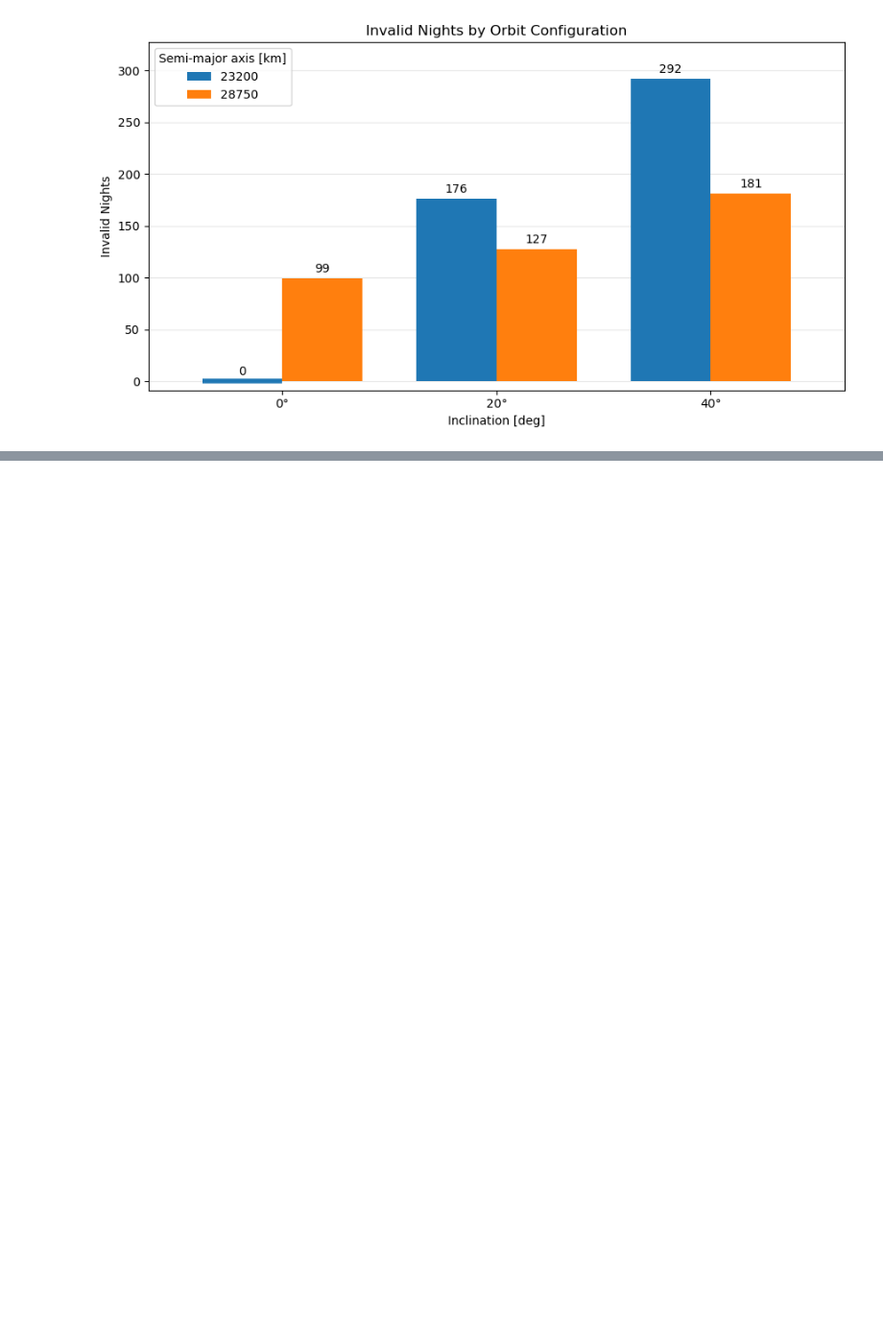
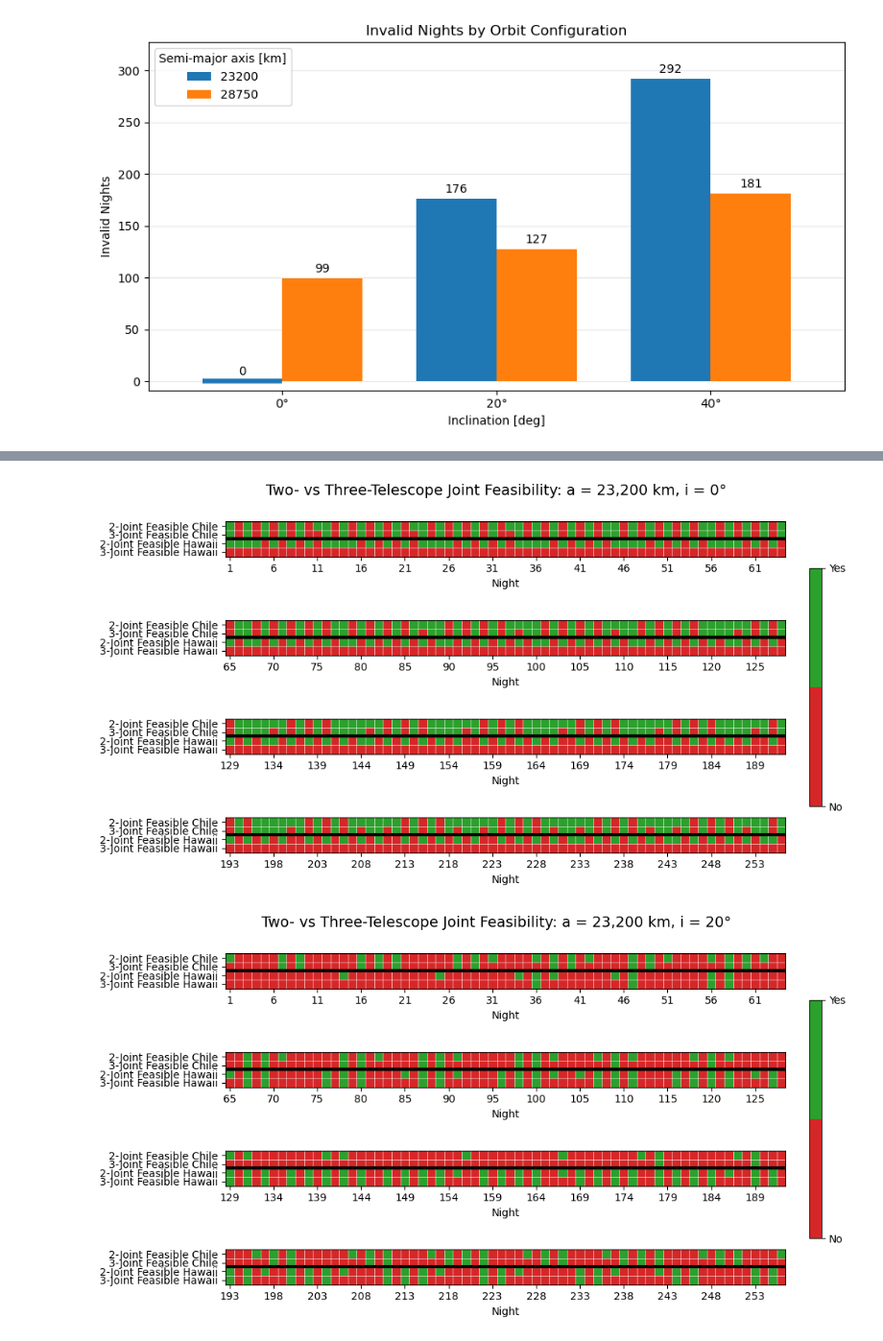
Before and after one commit to pscleo/NuAncestor, a Jupyter notebook: FreeFlyer/scheduling.ipynb, the cells around one changed output, grey strips where cells are left out. Shown at 96% size. Drawn from its saved outputs; the diff is of its cells as text; code cells hidden in the pictures; blank space fills up the shorter version.

Commit message:
beginning 3-telescope scheduling analysis

```diff
--- a/FreeFlyer/scheduling.ipynb
+++ b/FreeFlyer/scheduling.ipynb
@@ -18,8 +22,8 @@ from IPython.display import display
 # %%
-# Settings to change !!
+# Settings to change for 2-telescope !!
 
-# Main folder containing the FreeFlyer simulation results
-BASE = Path("All_Results/Scheduling")
+# Main folder containing the FreeFlyer simulation results for 2-telescope
+BASE = Path("All_Results/Scheduling/2-telescope")
 
 
 CASE = {"name": "a = 23,200 km, i = 0°",
@@ -1003,0 +1520,32 @@ plt.show()
+# %%
+# Two-joint and three-joint feasibility heatmaps
+
+for case in CASES:
+    chile_schedule = all_three_telescope_schedules[case["folder"]]["Chile"]
+    hawaii_schedule = all_three_telescope_schedules[case["folder"]]["Hawaii"]
+    common_nights = min(len(chile_schedule), len(hawaii_schedule))
+
+    chile_plot = chile_schedule.iloc[:common_nights].reset_index(drop=True)
+    hawaii_plot = hawaii_schedule.iloc[:common_nights].reset_index(drop=True)
+
+    joint_status = pd.DataFrame({
+        "2-Joint Feasible Chile": chile_plot["2-joint schedule feasible"],
+        "3-Joint Feasible Chile": chile_plot["3-joint schedule feasible"],
+        "2-Joint Feasible Hawaii": hawaii_plot["2-joint schedule feasible"],
+        "3-Joint Feasible Hawaii": hawaii_plot["3-joint schedule feasible"]})
+
+    joint_status.index = np.arange(1, common_nights + 1)
+    joint_status.index.name = "Night"
+
+    plot_regional_status_heatmap(
+        case,
+        joint_status,
+        f"Two- vs Three-Telescope Joint Feasibility: {case['name']}",
+        f"two_vs_three_joint_feasibility_"
+        f"a{case['semi_major_axis']}_"
+        f"i{case['inclination']}.png",
+        separator_y=1.5,
+        figsize=(12, 6))
+# %% [output]
+[figure, added]
+[figure, added]
```
Also changed, not shown: parts of 11 cells of this notebook, 5 other files.
